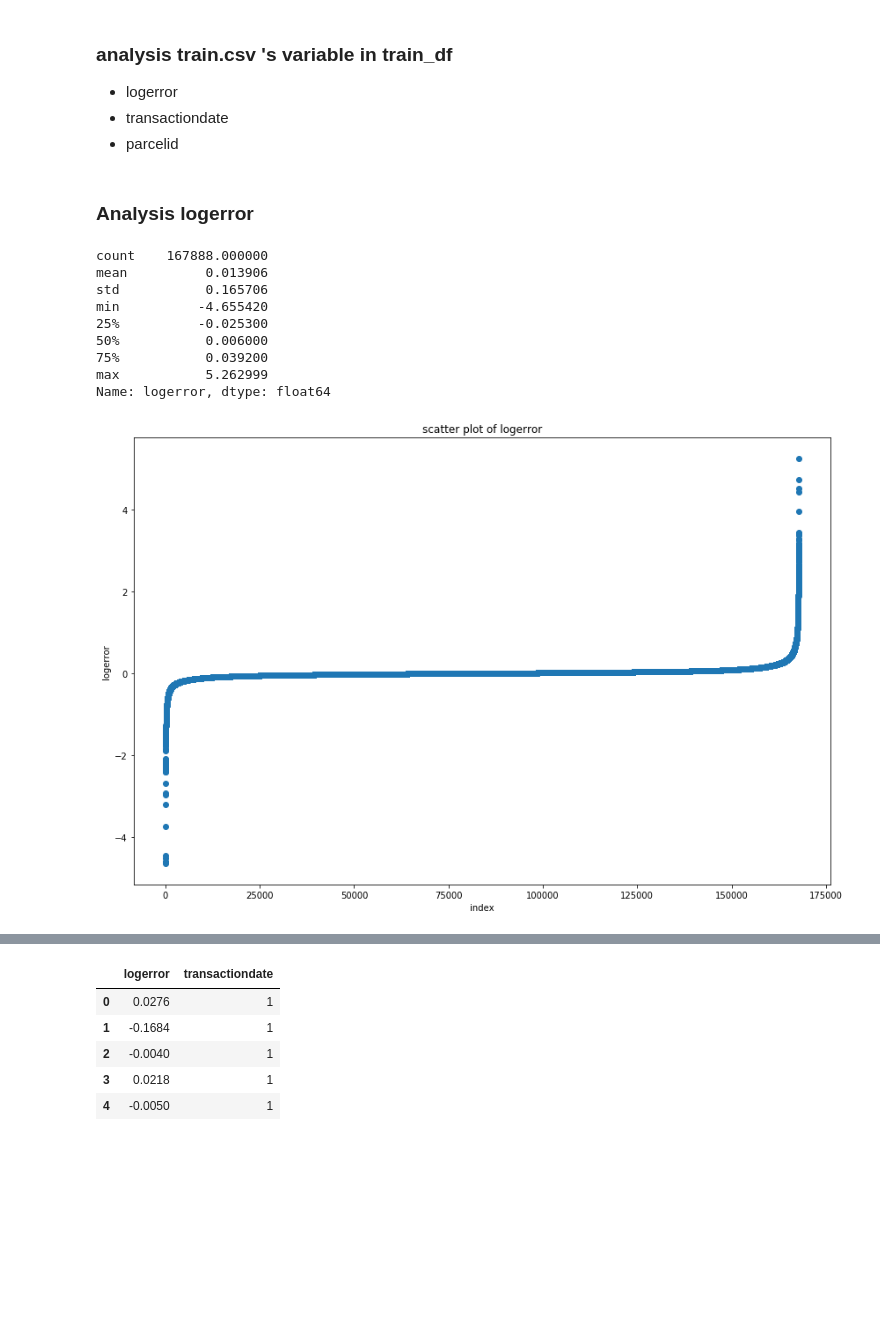
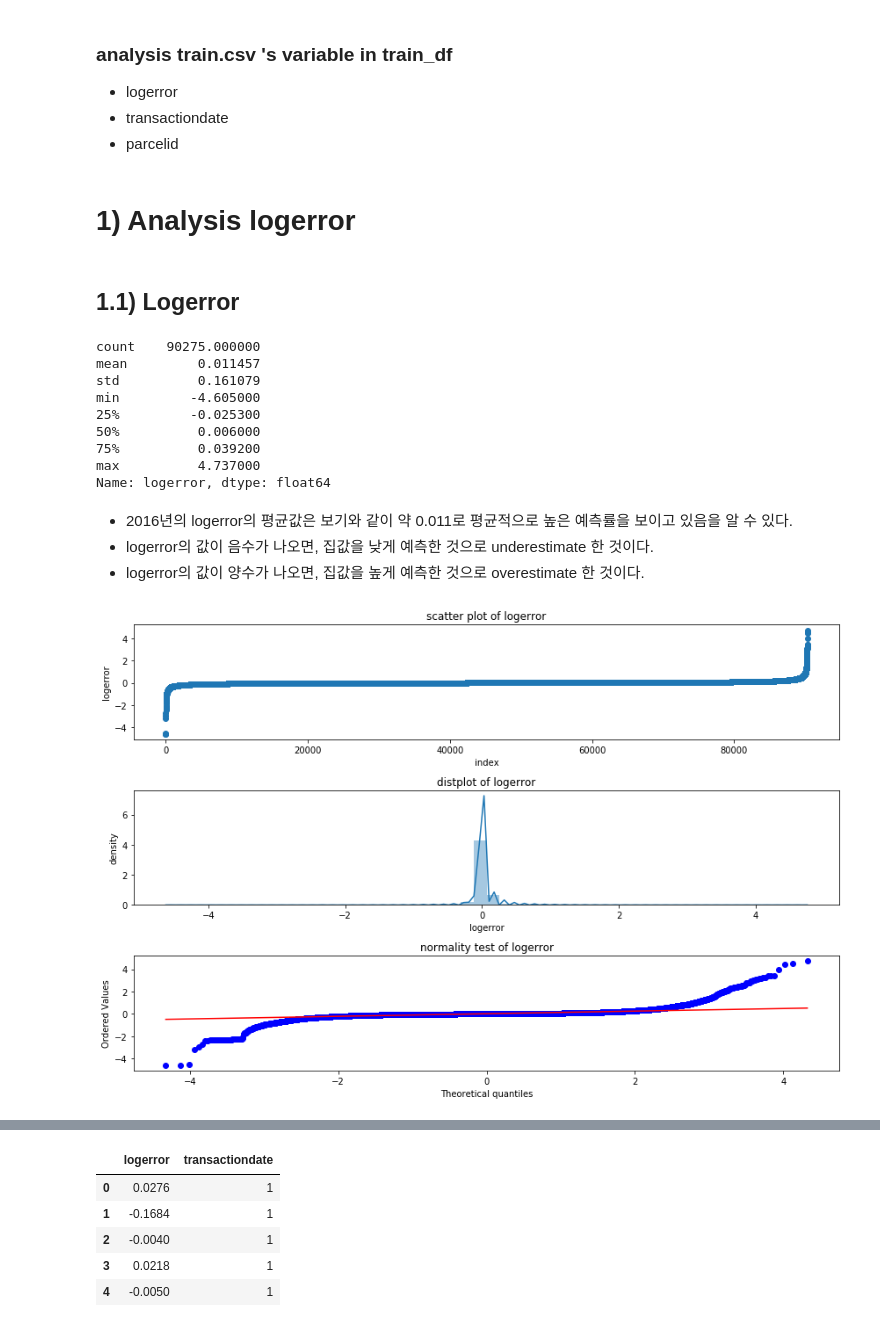
Before and after one commit to hskimim/data-analysis-tutorial, a Jupyter notebook: zillow_prize_estimation/Train_data.ipynb, the cells around one changed output, grey strips where cells are left out. Cells and saved outputs as stored; diff of their text form; code cells hidden in the pictures; blank space fills up the shorter version.

```diff
--- a/zillow_prize_estimation/Train_data.ipynb
+++ b/zillow_prize_estimation/Train_data.ipynb
@@ -20,2 +18,2 @@ from statsmodels.stats.stattools import jarque_bera
 # %%
-train_16 = pd.read_csv('train_2016_v2.csv',parse_dates=['transactiondate'])
+train_16 = pd.read_csv('train_2016_v2.csv',parse_dates=['transactiondate'],dtype={'parcelid':int})
@@ -24,2 +20,4 @@ prop_16 = pd.read_csv('properties_2016.csv')
+# %%
+prop_16 = pd.read_csv('properties_2016.csv',dtype={'fireplaceflag':object, 'taxdelinquencyflag':object, 'fireplaceflag':object, 'propertyzoningdesc':object, 'propertycountylandusecode':object, 'hashottuborspa':object})
 # %%
 train_df1 = pd.merge(train_16,prop_16,on='parcelid', how ='left')
@@ -70,0 +24,2 @@ legnth of train_df which is data of 2016 and 2017:167888
+# %%
+train_df = train_df1.copy()
@@ -74,26 +46,41 @@ legnth of train_df which is data of 2016 and 2017:167888
 - transactiondate
 - parcelid
 # %% [markdown]
-### Analysis logerror
+# 1) Analysis logerror
+# %% [markdown]
+## 1.1) Logerror
 # %%
 train_df.logerror.describe()
 # %% [output]
-count    167888.000000
-mean          0.013906
-std           0.165706
-min          -4.655420
-25%          -0.025300
-50%           0.006000
-75%           0.039200
-max           5.262999
+count    90275.000000
+mean         0.011457
+std          0.161079
+min         -4.605000
+25%         -0.025300
+50%          0.006000
+75%          0.039200
+max          4.737000
 Name: logerror, dtype: float64
+# %% [markdown]
+- 2016년의 logerror의 평균값은 보기와 같이 약 0.011로 평균적으로 높은 예측률을 보이고 있음을 알 수 있다.
+- logerror의 값이 음수가 나오면, 집값을 낮게 예측한 것으로 underestimate 한 것이다.
+- logerror의 값이 양수가 나오면, 집값을 높게 예측한 것으로 overestimate 한 것이다.
 # %%
 plt.figure(figsize=(12,8))
+plt.subplot(311)
 plt.scatter(range(len(train_df.logerror)),np.sort(train_df.logerror))
 plt.title('scatter plot of logerror')
 plt.xlabel('index')
 plt.ylabel('logerror')
+plt.subplot(312)
+sns.distplot(train_df.logerror)
+plt.title('distplot of logerror')
+plt.xlabel('logerror')
+plt.ylabel('density')
+plt.subplot(313)
+sp.stats.probplot(train_df.logerror,plot=plt)
+plt.title('normality test of logerror')
 plt.tight_layout()
 plt.show()
 # %% [output]
-[figure, old version]
+[figure, new version]
```
Also changed, not shown: parts of 55 cells of this notebook, 1 other file.
